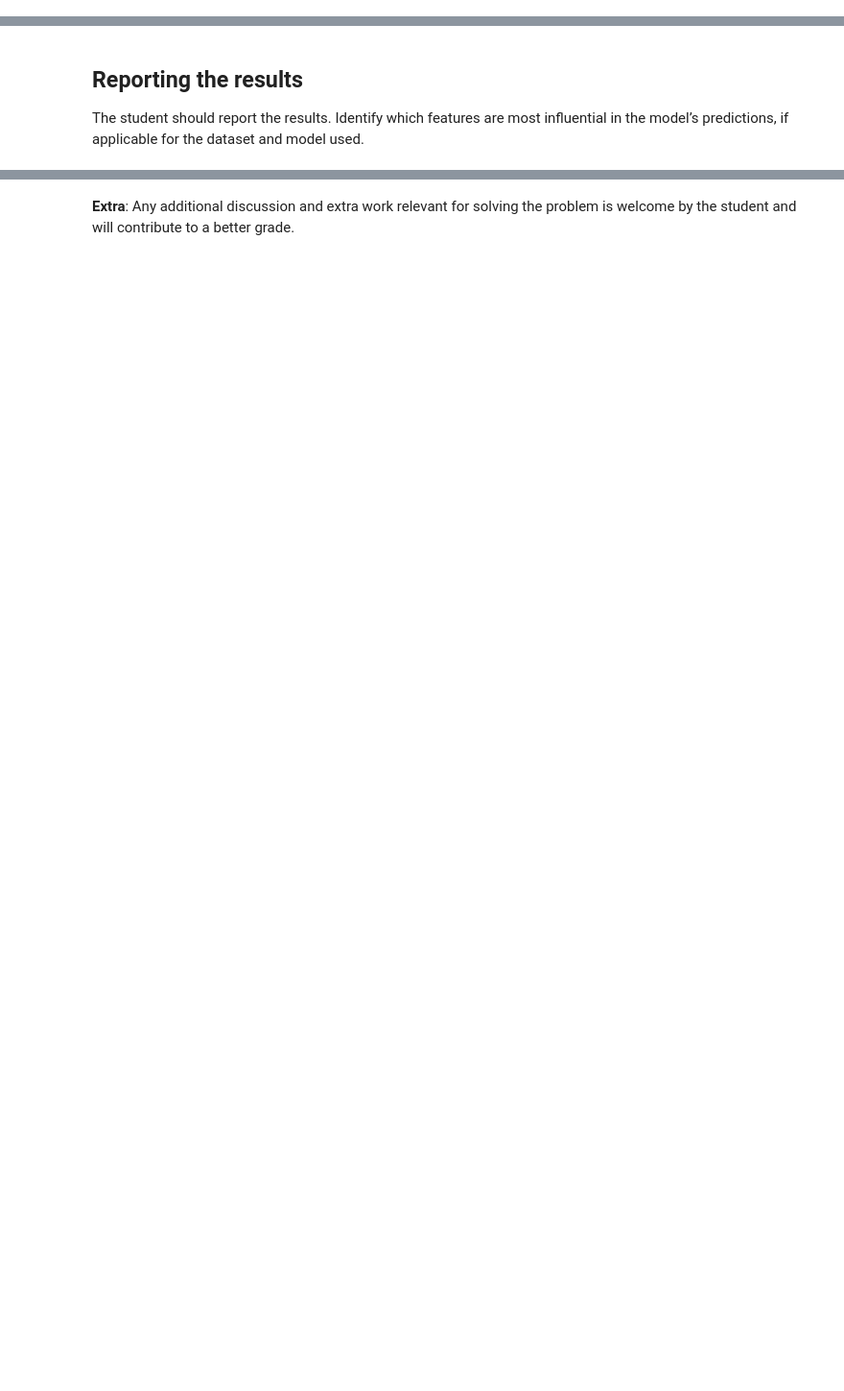
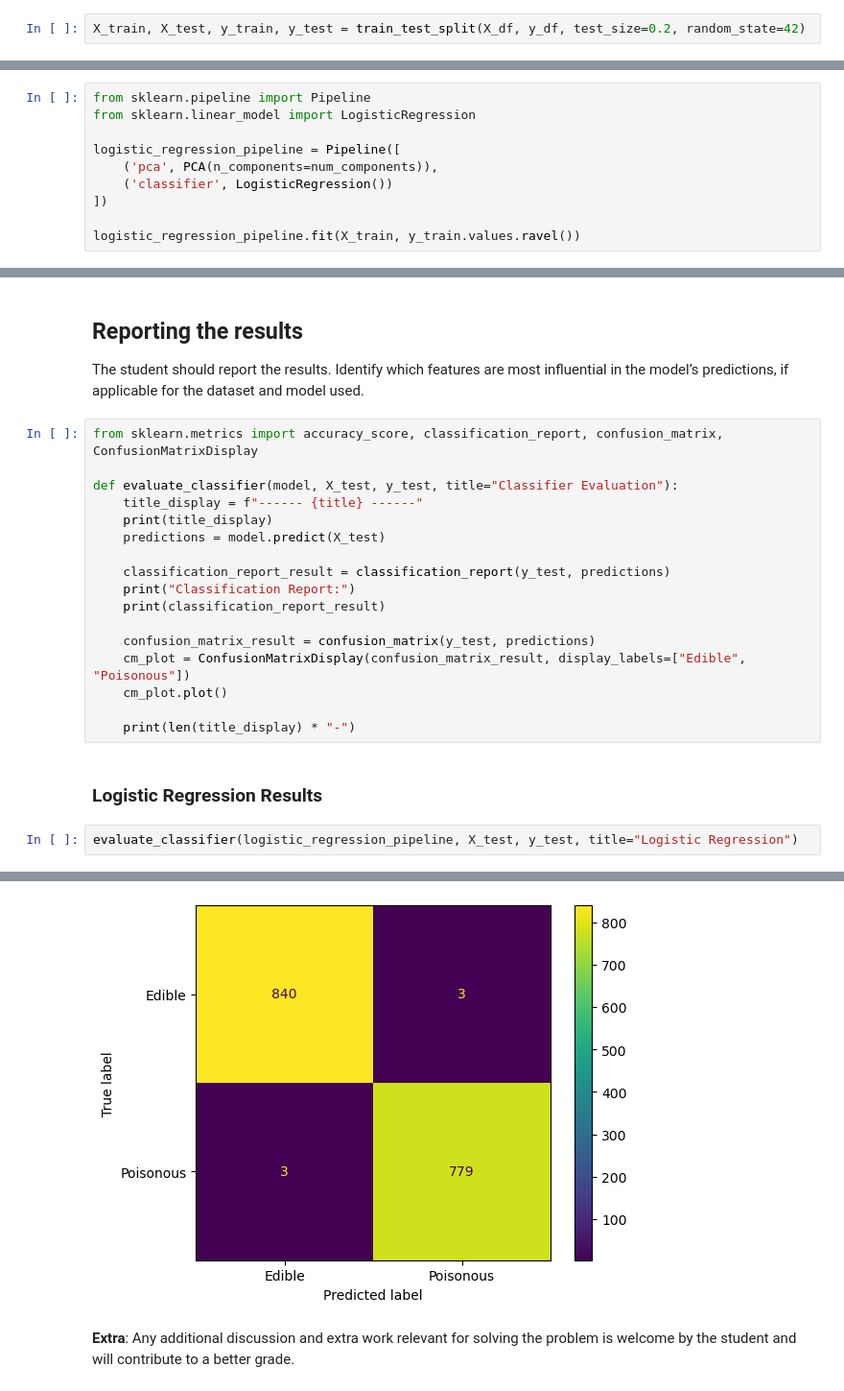
Before and after one commit to Tietgen-ITU/applied-artificial-intelligence, a Jupyter notebook: exam/assignment-01/First_assignment_dataset_3.ipynb, the cells around one changed output, grey strips where cells are left out. Shown: that part at 96% size. Cells and saved outputs as stored; diff of their text form; blank space fills up the shorter version.

Commit message:
Implement first attempt (Logisitc Regression with PCA)

```diff
--- a/exam/assignment-01/First_assignment_dataset_3.ipynb
+++ b/exam/assignment-01/First_assignment_dataset_3.ipynb
@@ -40,3 +173,5 @@ If applicable, the student will create new features from existing data to improv
 ## **Data Transformation**
 
 The student should prepare the data for the training. Augmenting, splitting, and otherwise transforming should be done here.
+# %%
+X_train, X_test, y_train, y_test = train_test_split(X_df, y_df, test_size=0.2, random_state=42)
@@ -47,0 +214,10 @@ The student should implement a simple model as a baseline to compare more comple
+# %%
+from sklearn.pipeline import Pipeline
+from sklearn.linear_model import LogisticRegression
+
+logistic_regression_pipeline = Pipeline([
+    ('pca', PCA(n_components=num_components)),
+    ('classifier', LogisticRegression())
+])
+
+logistic_regression_pipeline.fit(X_train, y_train.values.ravel())
@@ -49,3 +228,25 @@ The student should implement a simple model as a baseline to compare more comple
 ## **Reporting the results**
 
 The student should report the results. Identify which features are most influential in the model’s predictions, if applicable for the dataset and model used.
+# %%
+from sklearn.metrics import accuracy_score, classification_report, confusion_matrix, ConfusionMatrixDisplay
+
+def evaluate_classifier(model, X_test, y_test, title="Classifier Evaluation"):
+    title_display = f"------ {title} ------"
+    print(title_display)
+    predictions = model.predict(X_test)
+
+    classification_report_result = classification_report(y_test, predictions)
+    print("Classification Report:")
+    print(classification_report_result)
+
+    confusion_matrix_result = confusion_matrix(y_test, predictions)
+    cm_plot = ConfusionMatrixDisplay(confusion_matrix_result, display_labels=["Edible", "Poisonous"])
+    cm_plot.plot()
+
+    print(len(title_display) * "-")
+# %% [markdown]
+### Logistic Regression Results
+# %%
+evaluate_classifier(logistic_regression_pipeline, X_test, y_test, title="Logistic Regression")
+# %% [output]
@@ -52,2 +265,3 @@ The student should report the results. Identify which features are most influent
+[figure, added]
 # %% [markdown]
 **Extra**: Any additional discussion and extra work relevant for solving the problem is welcome by the student and will contribute to a better grade.
```
Also changed, not shown: parts of 17 cells of this notebook.
